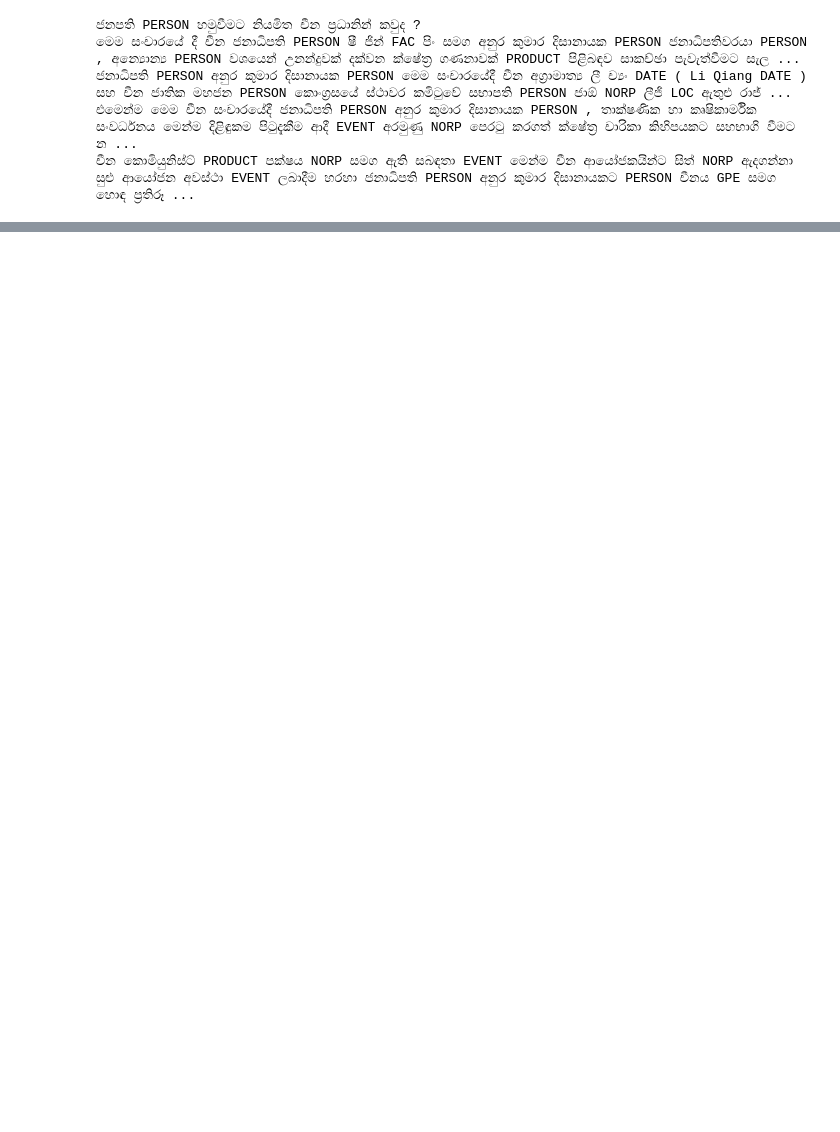
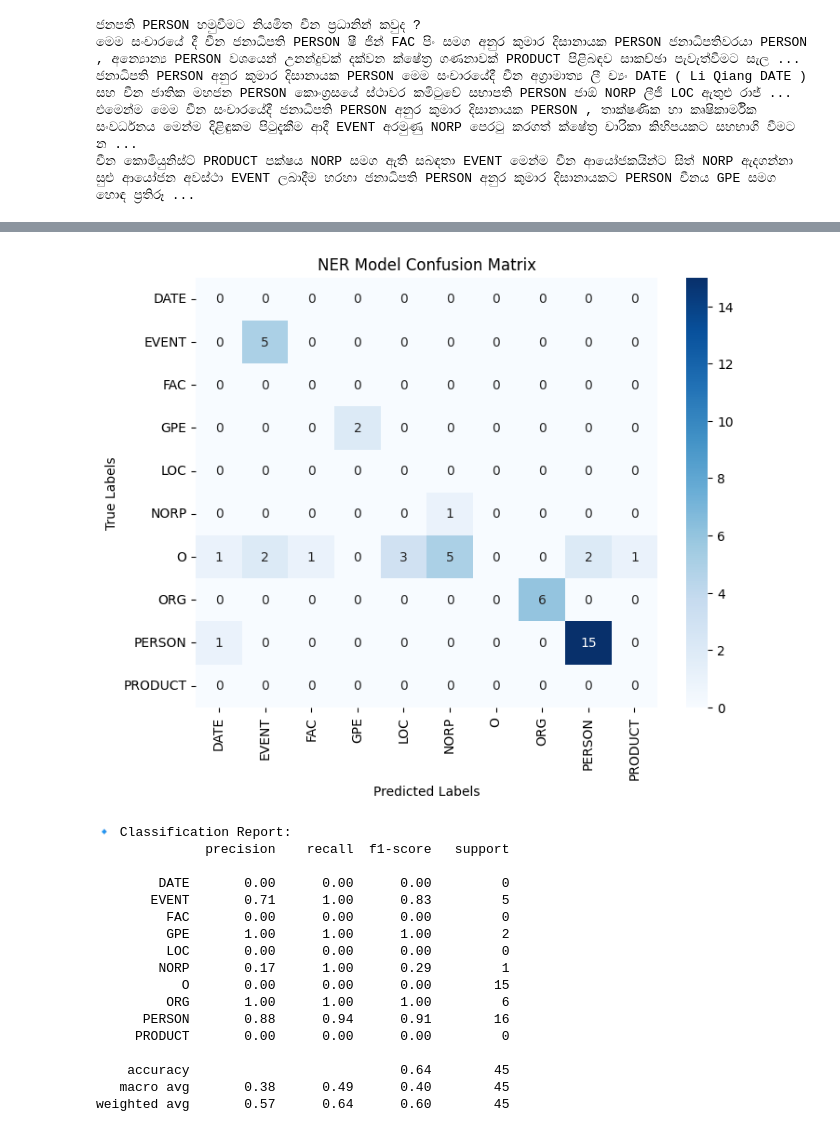
Before and after one commit to AshenWELI/Development-and-Training-of-a-Sinhala-si-Named-Entity-Recognition-NER-Model-for-SpaCy-Framework, a Jupyter notebook: NER_SI_sm.ipynb, the cells around one changed output, grey strips where cells are left out. Cells and saved outputs as stored; diff of their text form; code cells hidden in the pictures; blank space fills up the shorter version.

```diff
--- a/NER_SI_sm.ipynb
+++ b/NER_SI_sm.ipynb
@@ -12,10 +13,10 @@ si_nlp= spacy.blank("si") # loading si model
 db= DocBin()
 
 # Open and load the JSON file with the correct encoding
-with open('./data/si_core_web_md_train.json', encoding='utf-8') as jsont_dat:
+with open('./data/si_core_web_sm_train.json', encoding='utf-8') as jsont_dat:
     train_data = json.load(jsont_dat)
 
-with open('./data/si_core_web_md_valid.json', encoding='utf-8') as jsonv_dat:
+with open('./data/si_core_web_sm_valid.json', encoding='utf-8') as jsonv_dat:
     valid_data = json.load(jsonv_dat)
 # %% [markdown]
 Train and valid data open as a JSON format. In the below code snipt convert and save both, train and valid data as a SpaCy object. If there is a span empty with data it indicate as "skipping entity".
@@ -111,0 +167,52 @@ spacy.displacy.render(tex,style="ent",jupyter=True)
+# %%
+# This evaluation matrix cortesi goes to https://gist.github.com/dulaj-rajitha/4fb266e0e2261c1633229b3c96339ab7 and https://learn.microsoft.com/en-us/azure/ai-services/language-service/custom-named-entity-recognition/concepts/evaluation-metrics
+
+import numpy as np
+import seaborn as sns
+import matplotlib.pyplot as plt
+from sklearn.metrics import confusion_matrix, classification_report
+
+
+# Map "Unknown" to "O" (non-entity) to ensure proper classification
+df["Actual"] = df["Actual"].replace("Unknown", "O")
+
+# Ensure no missing (NaN) values exist
+df.dropna(inplace=True)  # Remove any rows with NaN values
+
+
+# Extract unique labels (sorted to match prediction and actual labels)
+labels = sorted(set(df["Predicted"].unique()).union(set(df["Actual"].unique())))
+
+# Generate Confusion Matrix
+cm = confusion_matrix(df["Actual"], df["Predicted"], labels=labels)
+
+# Plot Confusion Matrix
+plt.figure(figsize=(8, 6))
+sns.heatmap(cm, annot=True, fmt="d", cmap="Blues", xticklabels=labels, yticklabels=labels)
+plt.xlabel("Predicted Labels")
+plt.ylabel("True Labels")
+plt.title("NER Model Confusion Matrix")
+plt.show()
+
+# Print Classification Report
+print("\n🔹 Classification Report:")
+print(classification_report(df["Actual"], df["Predicted"], target_names=labels))
+# %% [output]
+[figure, added]
+🔹 Classification Report:
+              precision    recall  f1-score   support
+
+        DATE       0.00      0.00      0.00         0
+       EVENT       0.71      1.00      0.83         5
+         FAC       0.00      0.00      0.00         0
+         GPE       1.00      1.00      1.00         2
+         LOC       0.00      0.00      0.00         0
+        NORP       0.17      1.00      0.29         1
+           O       0.00      0.00      0.00        15
+         ORG       1.00      1.00      1.00         6
+      PERSON       0.88      0.94      0.91        16
+     PRODUCT       0.00      0.00      0.00         0
+
+    accuracy                           0.64        45
+   macro avg       0.38      0.49      0.40        45
+weighted avg       0.57      0.64      0.60        45
```
Also changed, not shown: parts of 5 cells of this notebook, 2 other files.
